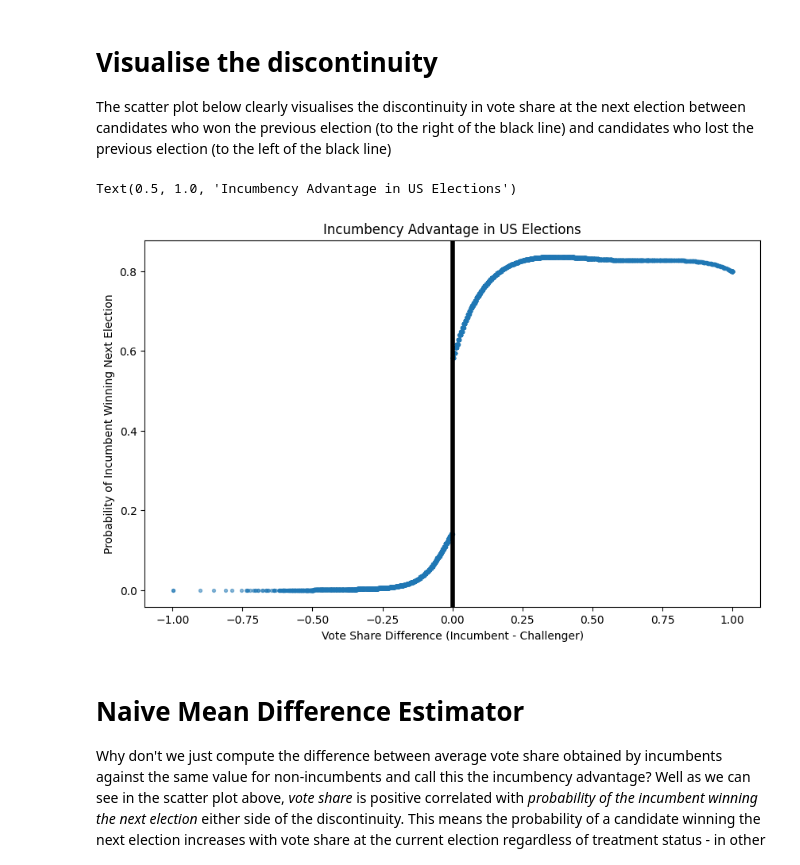
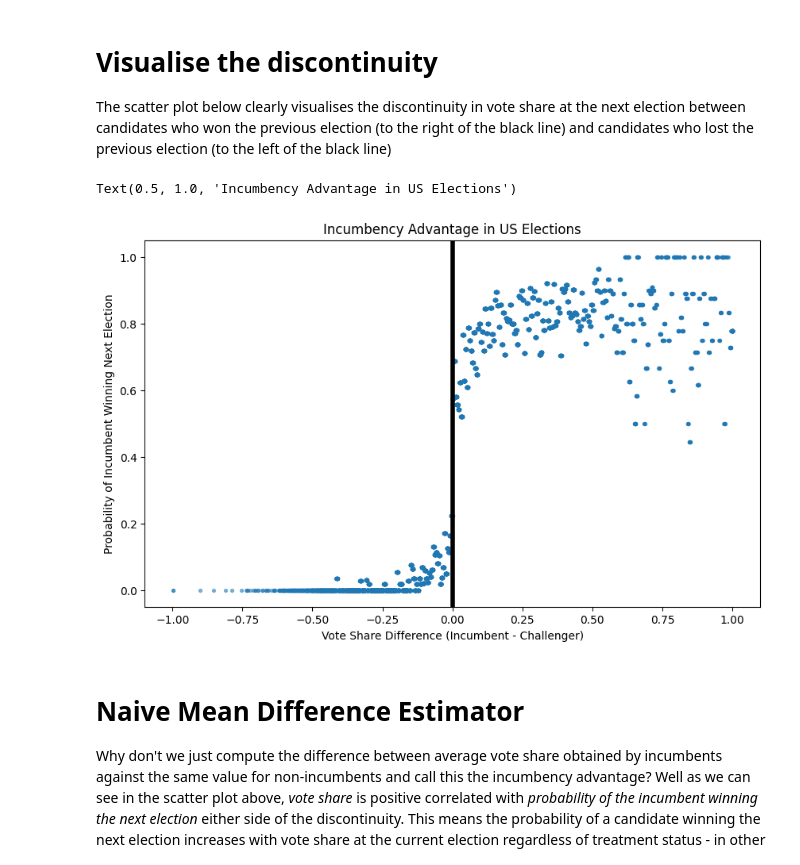
Before and after one commit to cainemerrick98/causal-inference, a Jupyter notebook: incumbency_advantage_in_us_elections/notebook.ipynb, the cells around one changed output. Saved outputs shown, nothing was run; the diff lists cells and outputs as text; code cells hidden in the pictures.

```diff
--- a/incumbency_advantage_in_us_elections/notebook.ipynb
+++ b/incumbency_advantage_in_us_elections/notebook.ipynb
@@ -106,14 +101,14 @@ df.head()
 The scatter plot below clearly visualises the discontinuity in vote share at the next election between candidates who won the previous election (to the right of the black line) and candidates who lost the previous election (to the left of the black line)
 # %%
 fig, ax = plt.subplots(figsize=(10, 6))
-ax.scatter(df['difshare'], df['mpmyoutcomenext'], alpha=0.5, s=8)
+ax.scatter(df['difshare'], df['mmyoutcomenext'], alpha=0.5, s=8)
 ax.axvline(0, color='black', lw=4)
 ax.set_xlabel('Vote Share Difference (Incumbent - Challenger)')
 ax.set_ylabel('Probability of Incumbent Winning Next Election')
 ax.set_title('Incumbency Advantage in US Elections')
 # %% [output]
 Text(0.5, 1.0, 'Incumbency Advantage in US Elections')
-[figure, old version]
+[figure, new version]
 # %% [markdown]
 # Naive Mean Difference Estimator
 
```
Also changed, not shown: parts of 7 cells of this notebook.
